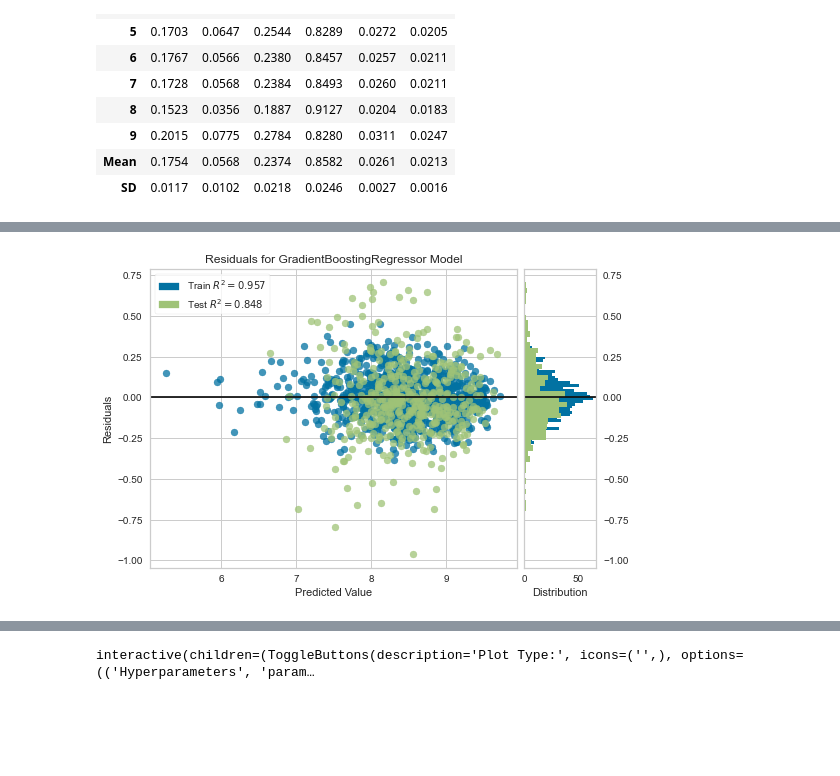
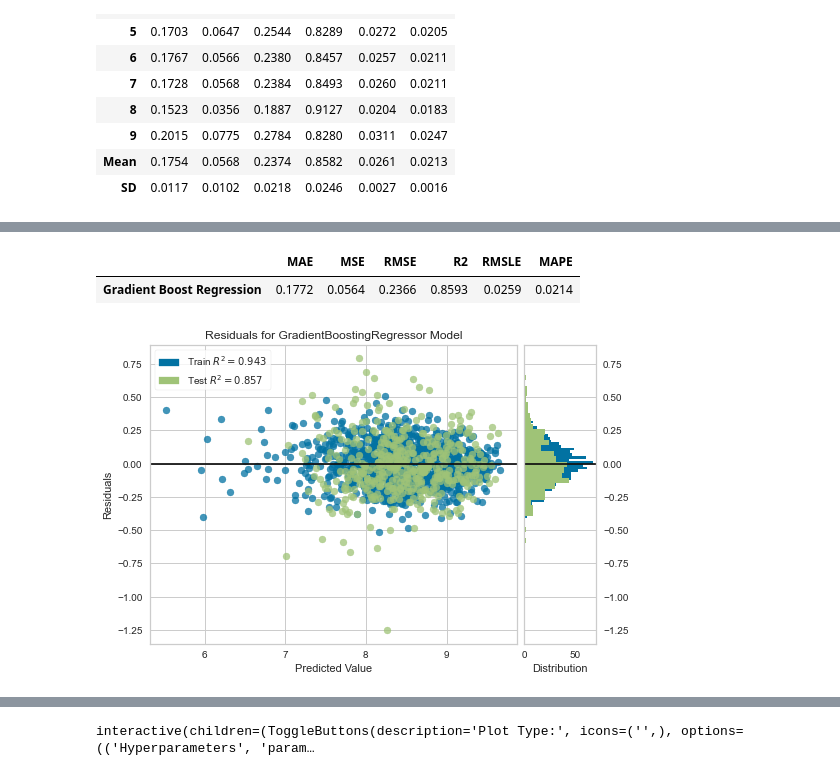
Before and after one commit to jascqh/BT4222-Hotel-Reviews, a Jupyter notebook: BT4222 Project Code Final.ipynb, the cells around one changed output, grey strips where cells are left out. Cells and saved outputs as stored; diff of their text form; code cells hidden in the pictures; blank space fills up the shorter version.

```diff
--- a/BT4222 Project Code Final.ipynb
+++ b/BT4222 Project Code Final.ipynb
@@ -1052,0 +1149,2 @@ GradientBoostingRegressor(alpha=0.9, ccp_alpha=0.0, criterion='friedman_mse',
+# %%
+gbrr = tune_model(gbr, n_iter = 50)
@@ -1053,4 +1165,11 @@ GradientBoostingRegressor(alpha=0.9, ccp_alpha=0.0, criterion='friedman_mse',
+# %%
+gbr_tuned = pull()
+gbr_result =gbr_tuned.iloc[[10]].rename(index={'Mean':'Gradient Boost Regression'})
+gbr_result
+# %% [output]
+|  | MAE | MSE | RMSE | R2 | RMSLE | MAPE |
+| Gradient Boost Regression | 0.1772 | 0.0564 | 0.2366 | 0.8593 | 0.0259 | 0.0214 |
 # %%
-plot_model(gbr)
+plot_model(gbrr)
 # %% [output]
-[figure, old version]
+[figure, new version]
```
Also changed, not shown: parts of 64 cells of this notebook.
